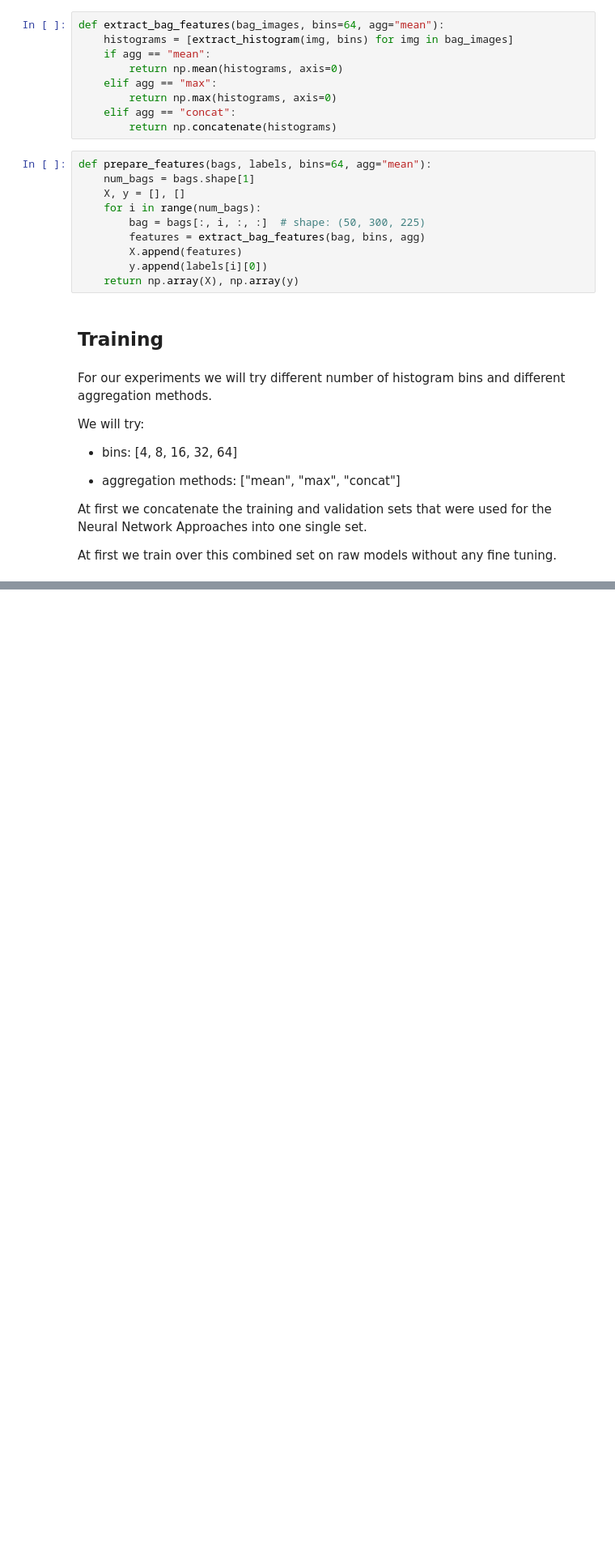
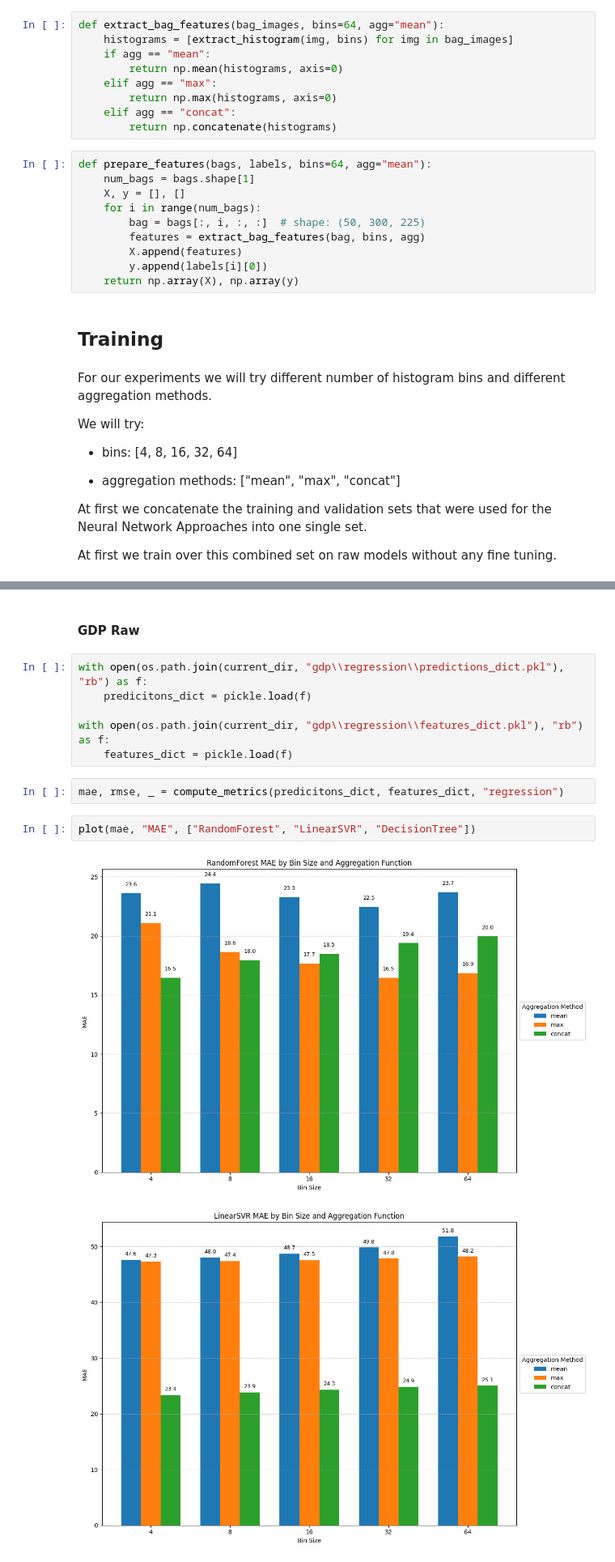
Before and after one commit to pleleGit/SatSenseAI, a Jupyter notebook: training/TraditionalModels/traditionalModels.ipynb, the cells around one changed output, grey strips where cells are left out. Shown at 81% size. Saved outputs shown, nothing was run; the diff lists cells and outputs as text; blank space fills up the shorter version.

```diff
--- a/training/TraditionalModels/traditionalModels.ipynb
+++ b/training/TraditionalModels/traditionalModels.ipynb
@@ -384,0 +777,15 @@ array([71, 66, 72, 74, 78, 41, 40, 40, 42, 44, 45, 46])
+# %% [markdown]
+#### GDP Raw
+# %%
+with open(os.path.join(current_dir, "gdp\\regression\\predictions_dict.pkl"), "rb") as f:
+    predicitons_dict = pickle.load(f)
+
+with open(os.path.join(current_dir, "gdp\\regression\\features_dict.pkl"), "rb") as f:
+    features_dict = pickle.load(f)
+# %%
+mae, rmse, _ = compute_metrics(predicitons_dict, features_dict, "regression")
+# %%
+plot(mae, "MAE", ["RandomForest", "LinearSVR", "DecisionTree"])
+# %% [output]
+[figure, added]
+[figure, added]
```
Also changed, not shown: parts of 101 cells of this notebook.
